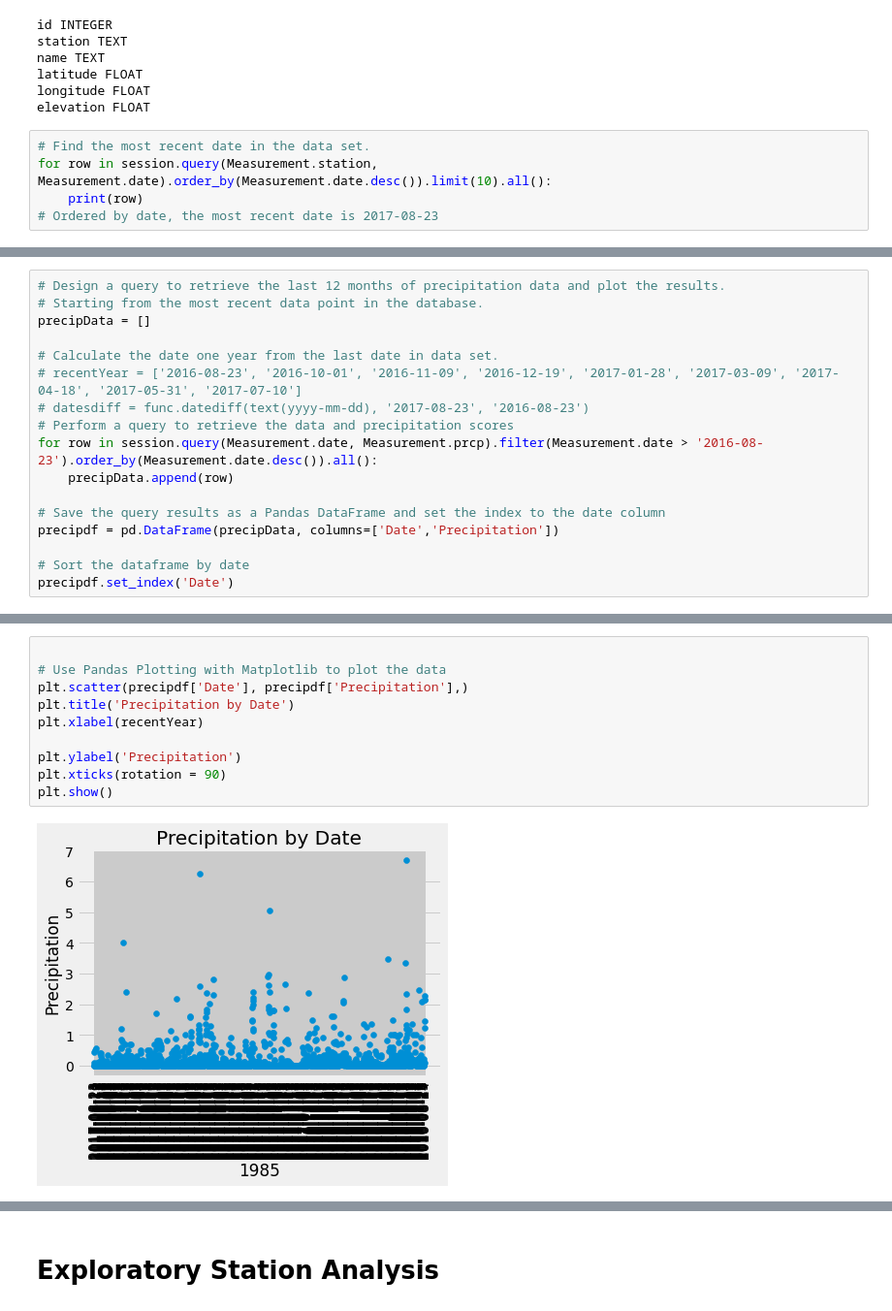
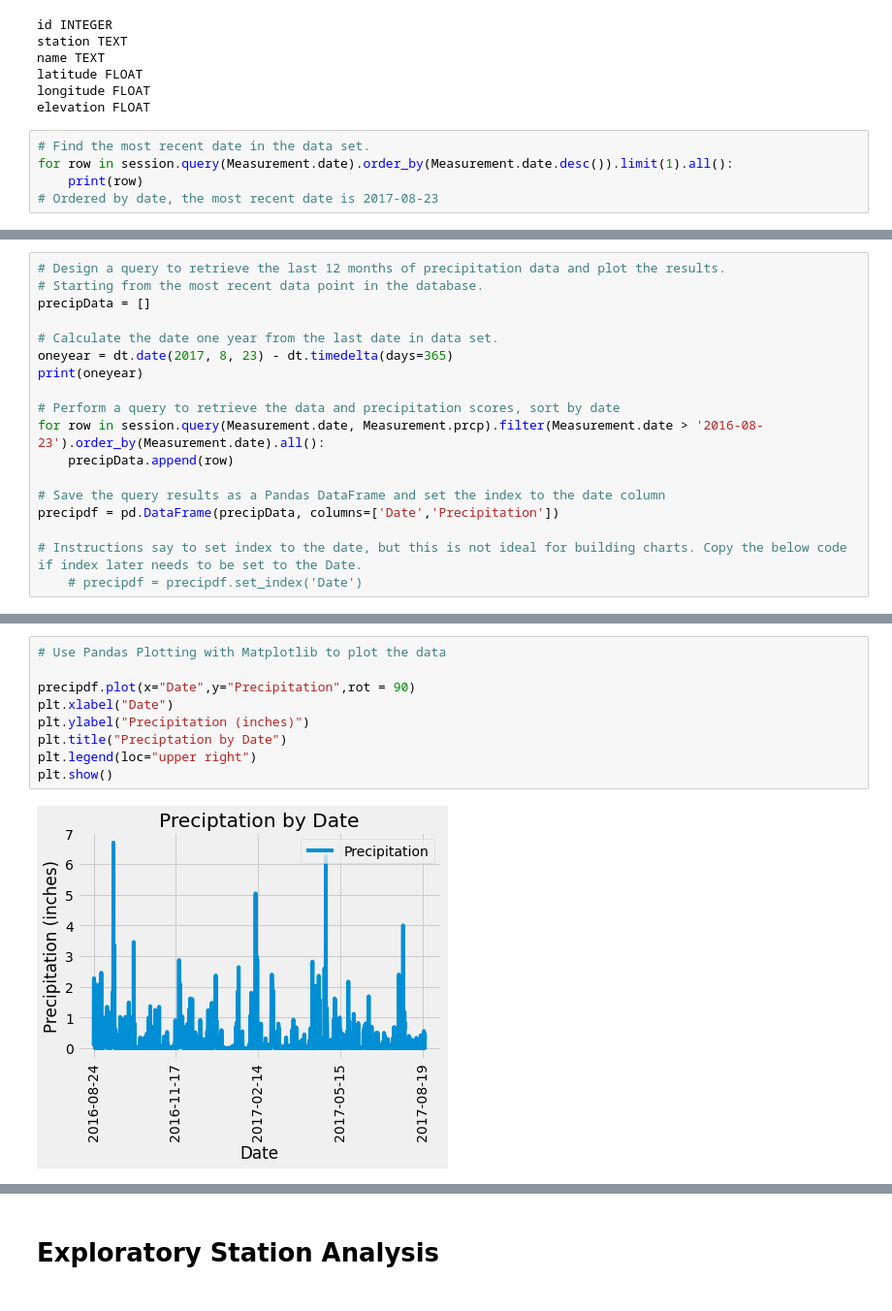
Before and after one commit to ennegineer/sqlalchemy-challenge, a Jupyter notebook: climate_starter.ipynb, the cells around one changed output, grey strips where cells are left out. Shown at 97% size. Cells and saved outputs as stored; diff of their text form.

Commit message:
completed precipitation analysis, started station analysis

```diff
--- a/climate_starter.ipynb
+++ b/climate_starter.ipynb
@@ -62,7 +62,7 @@ longitude FLOAT
 elevation FLOAT
 # %%
 # Find the most recent date in the data set.
-for row in session.query(Measurement.station, Measurement.date).order_by(Measurement.date.desc()).limit(10).all():
+for row in session.query(Measurement.date).order_by(Measurement.date.desc()).limit(1).all():
     print(row)
 # Ordered by date, the most recent date is 2017-08-23
 # %% [output]
@@ -82,15 +73,16 @@ for row in session.query(Measurement.station, Measurement.date).order_by(Measure
 precipData = []
 
 # Calculate the date one year from the last date in data set.
-# recentYear = ['2016-08-23', '2016-10-01', '2016-11-09', '2016-12-19', '2017-01-28', '2017-03-09', '2017-04-18', '2017-05-31', '2017-07-10']
-# datesdiff = func.datediff(text(yyyy-mm-dd), '2017-08-23', '2016-08-23')
-# Perform a query to retrieve the data and precipitation scores
-for row in session.query(Measurement.date, Measurement.prcp).filter(Measurement.date > '2016-08-23').order_by(Measurement.date.desc()).all():
+oneyear = dt.date(2017, 8, 23) - dt.timedelta(days=365)
+print(oneyear)
+
+# Perform a query to retrieve the data and precipitation scores, sort by date
+for row in session.query(Measurement.date, Measurement.prcp).filter(Measurement.date > '2016-08-23').order_by(Measurement.date).all():
     precipData.append(row)
 
 # Save the query results as a Pandas DataFrame and set the index to the date column
 precipdf = pd.DataFrame(precipData, columns=['Date','Precipitation'])
 
-# Sort the dataframe by date
-precipdf.set_index('Date')
+# Instructions say to set index to the date, but this is not ideal for building charts. Copy the below code if index later needs to be set to the Date.
+    # precipdf = precipdf.set_index('Date')
 # %% [output]
@@ -145,16 +107,15 @@ precipdf
 2015 rows × 2 columns
 # %%
+# Use Pandas Plotting with Matplotlib to plot the data
 
-# Use Pandas Plotting with Matplotlib to plot the data
-plt.scatter(precipdf['Date'], precipdf['Precipitation'],)
-plt.title('Precipitation by Date')
-plt.xlabel(recentYear)
-
-plt.ylabel('Precipitation')
-plt.xticks(rotation = 90)
+precipdf.plot(x="Date",y="Precipitation",rot = 90)
+plt.xlabel("Date")
+plt.ylabel("Precipitation (inches)")
+plt.title("Preciptation by Date")
+plt.legend(loc="upper right")
 plt.show()
 # %% [output]
-[figure, old version]
+[figure, new version]
 # %%
 # Use Pandas to calculate the summary statistics for the precipitation data
 precipdf.describe()
```
Also changed, not shown: parts of 9 cells of this notebook.
